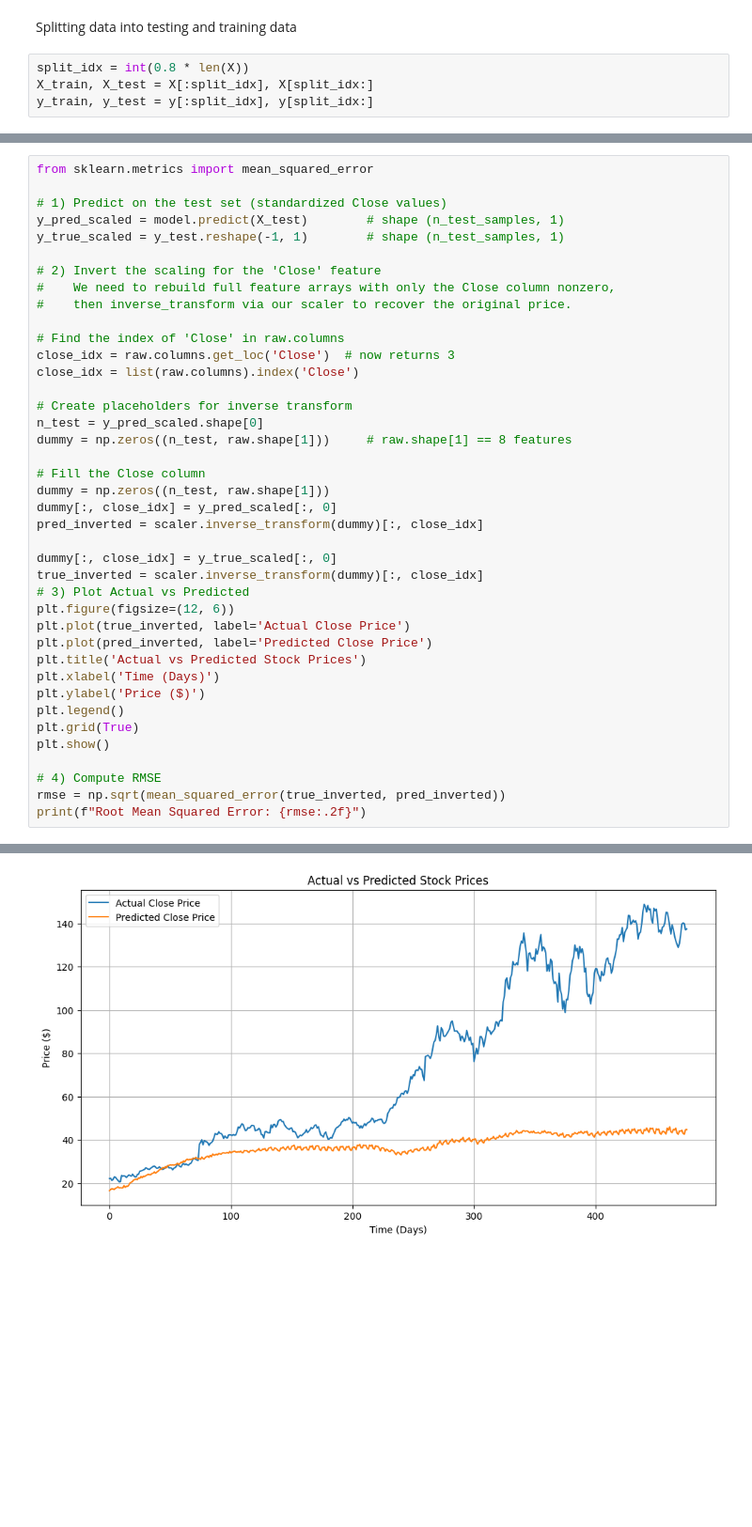
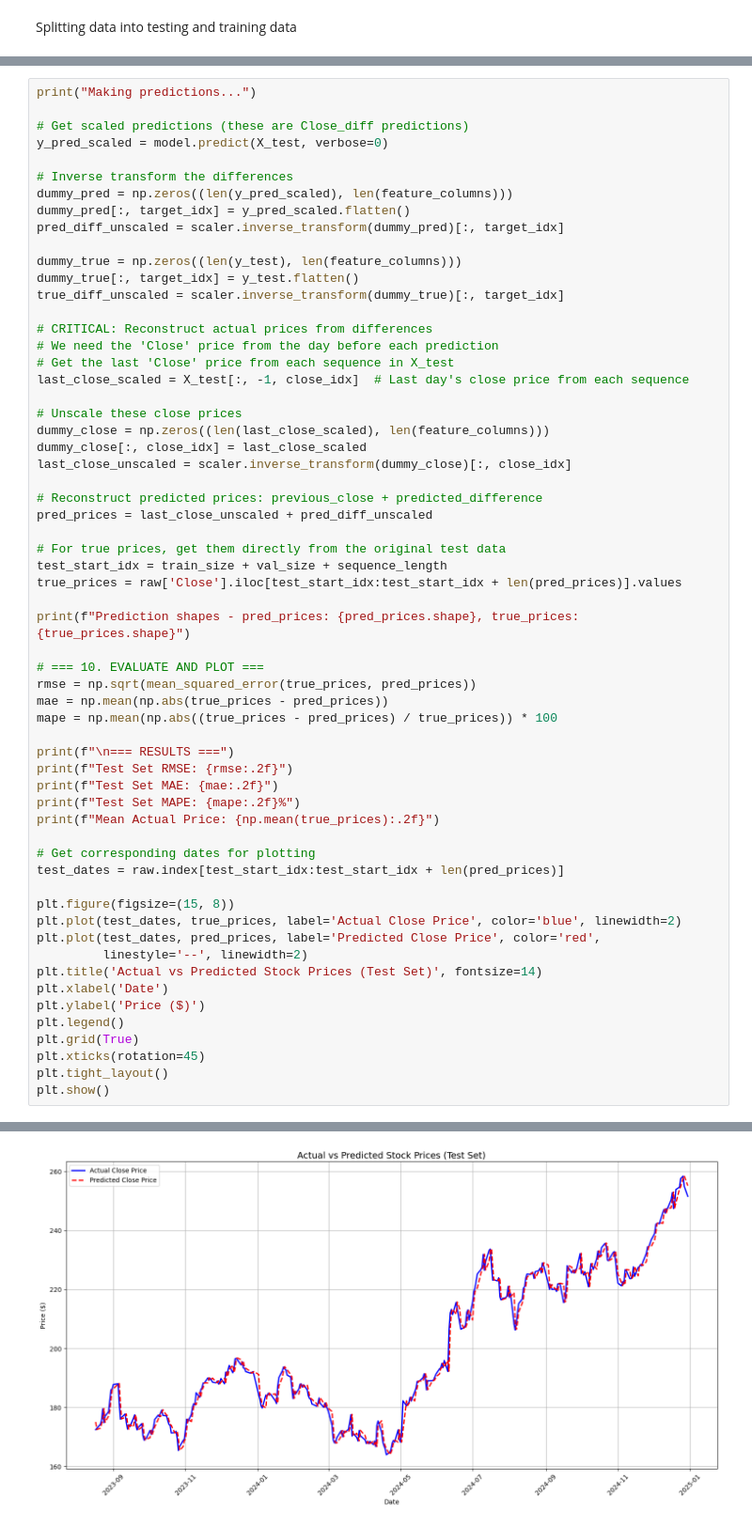
Before and after one commit to Saksham-89/Stock-Price-Predictor, a Jupyter notebook: stock_predictor.ipynb, the cells around one changed output, grey strips where cells are left out. Shown at 94% size. Cells and saved outputs as stored; diff of their text form; blank space fills up the shorter version.

```diff
--- a/stock_predictor.ipynb
+++ b/stock_predictor.ipynb
@@ -67,7 +99,3 @@ y shape: (2376,)
 # %% [markdown]
 Splitting data into testing and training data
-# %%
-split_idx = int(0.8 * len(X))
-X_train, X_test = X[:split_idx], X[split_idx:]
-y_train, y_test = y[:split_idx], y[split_idx:]
 # %%
@@ -130,41 +183,61 @@ Epoch 6/20
 # %%
-from sklearn.metrics import mean_squared_error
+print("Making predictions...")
 
-# 1) Predict on the test set (standardized Close values)
-y_pred_scaled = model.predict(X_test)        # shape (n_test_samples, 1)
-y_true_scaled = y_test.reshape(-1, 1)        # shape (n_test_samples, 1)
+# Get scaled predictions (these are Close_diff predictions)
+y_pred_scaled = model.predict(X_test, verbose=0)
 
-# 2) Invert the scaling for the 'Close' feature
-#    We need to rebuild full feature arrays with only the Close column nonzero,
-#    then inverse_transform via our scaler to recover the original price.
+# Inverse transform the differences
+dummy_pred = np.zeros((len(y_pred_scaled), len(feature_columns)))
+dummy_pred[:, target_idx] = y_pred_scaled.flatten()
+pred_diff_unscaled = scaler.inverse_transform(dummy_pred)[:, target_idx]
 
-# Find the index of 'Close' in raw.columns
-close_idx = raw.columns.get_loc('Close')  # now returns 3
-close_idx = list(raw.columns).index('Close')
+dummy_true = np.zeros((len(y_test), len(feature_columns)))
+dummy_true[:, target_idx] = y_test.flatten()
+true_diff_unscaled = scaler.inverse_transform(dummy_true)[:, target_idx]
 
-# Create placeholders for inverse transform
-n_test = y_pred_scaled.shape[0]
-dummy = np.zeros((n_test, raw.shape[1]))     # raw.shape[1] == 8 features
+# CRITICAL: Reconstruct actual prices from differences
+# We need the 'Close' price from the day before each prediction
+# Get the last 'Close' price from each sequence in X_test
+last_close_scaled = X_test[:, -1, close_idx]  # Last day's close price from each sequence
 
-# Fill the Close column
-dummy = np.zeros((n_test, raw.shape[1]))
-dummy[:, close_idx] = y_pred_scaled[:, 0]
-pred_inverted = scaler.inverse_transform(dummy)[:, close_idx]
+# Unscale these close prices
+dummy_close = np.zeros((len(last_close_scaled), len(feature_columns)))
+dummy_close[:, close_idx] = last_close_scaled
+last_close_unscaled = scaler.inverse_transform(dummy_close)[:, close_idx]
 
-dummy[:, close_idx] = y_true_scaled[:, 0]
-true_inverted = scaler.inverse_transform(dummy)[:, close_idx]
-# 3) Plot Actual vs Predicted
-plt.figure(figsize=(12, 6))
-plt.plot(true_inverted, label='Actual Close Price')
-plt.plot(pred_inverted, label='Predicted Close Price')
-plt.title('Actual vs Predicted Stock Prices')
-plt.xlabel('Time (Days)')
+# Reconstruct predicted prices: previous_close + predicted_difference
+pred_prices = last_close_unscaled + pred_diff_unscaled
+
+# For true prices, get them directly from the original test data
+test_start_idx = train_size + val_size + sequence_length
+true_prices = raw['Close'].iloc[test_start_idx:test_start_idx + len(pred_prices)].values
+
+print(f"Prediction shapes - pred_prices: {pred_prices.shape}, true_prices: {true_prices.shape}")
+
+# === 10. EVALUATE AND PLOT ===
+rmse = np.sqrt(mean_squared_error(true_prices, pred_prices))
+mae = np.mean(np.abs(true_prices - pred_prices))
+mape = np.mean(np.abs((true_prices - pred_prices) / true_prices)) * 100
+
+print(f"\n=== RESULTS ===")
+print(f"Test Set RMSE: {rmse:.2f}")
+print(f"Test Set MAE: {mae:.2f}")
+print(f"Test Set MAPE: {mape:.2f}%")
+print(f"Mean Actual Price: {np.mean(true_prices):.2f}")
+
+# Get corresponding dates for plotting
+test_dates = raw.index[test_start_idx:test_start_idx + len(pred_prices)]
+
+plt.figure(figsize=(15, 8))
+plt.plot(test_dates, true_prices, label='Actual Close Price', color='blue', linewidth=2)
+plt.plot(test_dates, pred_prices, label='Predicted Close Price', color='red',
+         linestyle='--', linewidth=2)
+plt.title('Actual vs Predicted Stock Prices (Test Set)', fontsize=14)
+plt.xlabel('Date')
 plt.ylabel('Price ($)')
 plt.legend()
 plt.grid(True)
+plt.xticks(rotation=45)
+plt.tight_layout()
 plt.show()
-
-# 4) Compute RMSE
-rmse = np.sqrt(mean_squared_error(true_inverted, pred_inverted))
-print(f"Root Mean Squared Error: {rmse:.2f}")
 # %% [output]
@@ -172 +252 @@ print(f"Root Mean Squared Error: {rmse:.2f}")
-[figure, old version]
+[figure, new version]
```
Also changed, not shown: parts of 9 cells of this notebook.
